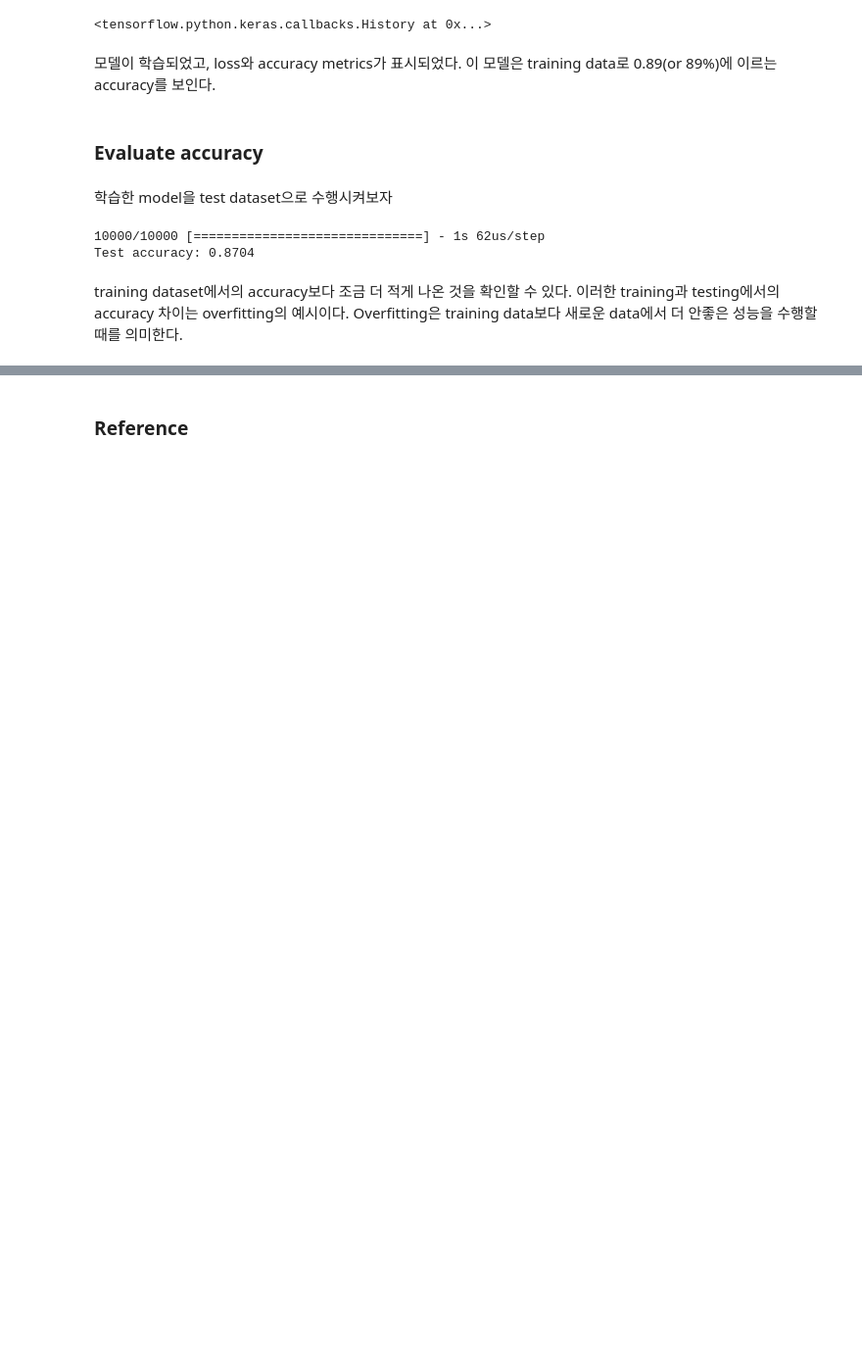
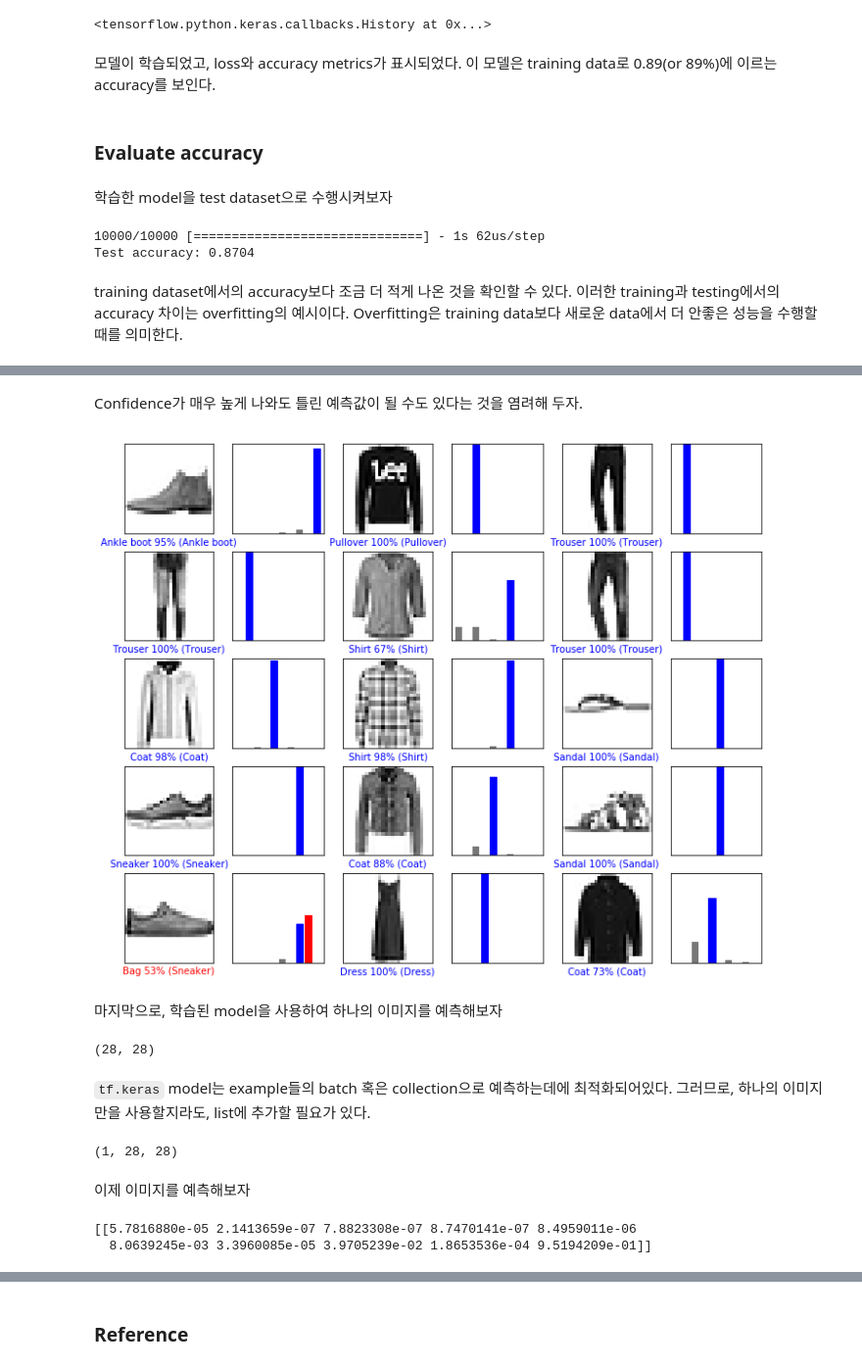
Before and after one commit to HyeonseoNam/tensorflow_tutorial_kr, a Jupyter notebook: 01.learn_and_use_ML/01.Basic_classification.ipynb, the cells around one changed output, grey strips where cells are left out. Shown at 98% size. Cells and saved outputs as stored; diff of their text form; code cells hidden in the pictures; blank space fills up the shorter version.

```diff
--- a/01.learn_and_use_ML/01.Basic_classification.ipynb
+++ b/01.learn_and_use_ML/01.Basic_classification.ipynb
@@ -186,0 +266,41 @@ training dataset에서의 accuracy보다 조금 더 적게 나온 것을 확인
+# %% [markdown]
+Confidence가 매우 높게 나와도 틀린 예측값이 될 수도 있다는 것을 염려해 두자.
+# %%
+num_rows = 5
+num_cols = 3
+num_images = num_rows*num_cols
+plt.figure(figsize=(2*2*num_cols, 2*num_rows))
+for i in range(num_images):
+    plt.subplot(num_rows, 2*num_cols, 2*i+1)
+    plot_image(i, predictions, test_labels, test_images)
+    plt.subplot(num_rows, 2*num_cols, 2*i+2)
+    plot_value_array(i, predictions, test_labels)
+# %% [output]
+[figure, added]
+# %% [markdown]
+마지막으로, 학습된 model을 사용하여 하나의 이미지를 예측해보자
+# %%
+# Grab an image from the test dataset
+img = test_images[0]
+
+print(img.shape)
+# %% [output]
+(28, 28)
+# %% [markdown]
+`tf.keras` model는 example들의 batch 혹은 collection으로 예측하는데에 최적화되어있다. 그러므로, 하나의 이미지만을 사용할지라도, list에 추가할 필요가 있다.
+# %%
+# Add the image to a batch where it's the only member.
+img = (np.expand_dims(img,0))
+
+print(img.shape)
+# %% [output]
+(1, 28, 28)
+# %% [markdown]
+이제 이미지를 예측해보자
+# %%
+predictions_single = model.predict(img)
+
+print(predictions_single)
+# %% [output]
+[[5.7816880e-05 2.1413659e-07 7.8823308e-07 8.7470141e-07 8.4959011e-06
+  8.0639245e-03 3.3960085e-05 3.9705239e-02 1.8653536e-04 9.5194209e-01]]
```
Also changed, not shown: parts of 20 cells of this notebook.
